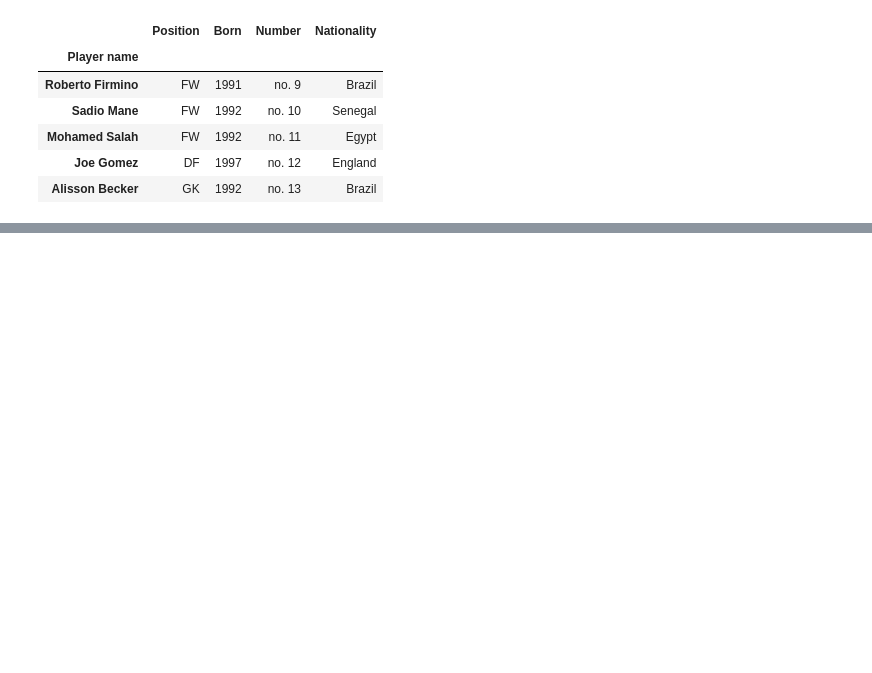
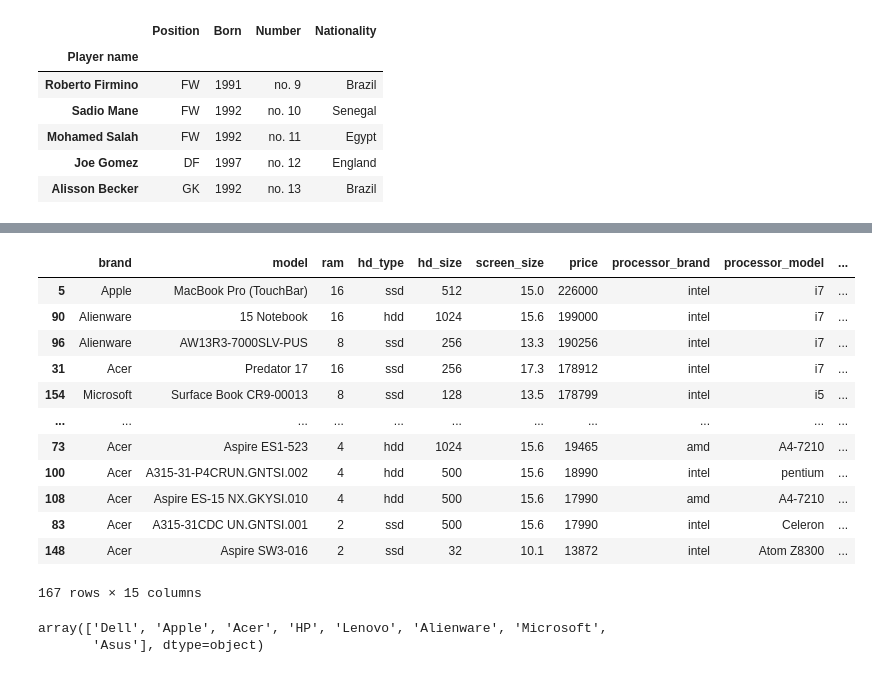
Before and after one commit to dlsdud9098/pandas_test, a Jupyter notebook: main.ipynb, the cells around one changed output, grey strips where cells are left out. Saved outputs shown, nothing was run; the diff lists cells and outputs as text; code cells hidden in the pictures; blank space fills up the shorter version.

```diff
--- a/main.ipynb
+++ b/main.ipynb
@@ -110,0 +217,24 @@ df
+# %%
+# 데이터 프레임 정렬하기
+# ascending=False = 내림차순
+df.sort_values(by='price', ascending=False)
+# %% [output]
+|  | brand | model | ram | hd_type | hd_size | screen_size | price | processor_brand | processor_model | ... |
+| 5 | Apple | MacBook Pro (TouchBar) | 16 | ssd | 512 | 15.0 | 226000 | intel | i7 | ... |
+| 90 | Alienware | 15 Notebook | 16 | hdd | 1024 | 15.6 | 199000 | intel | i7 | ... |
+| 96 | Alienware | AW13R3-7000SLV-PUS | 8 | ssd | 256 | 13.3 | 190256 | intel | i7 | ... |
+| 31 | Acer | Predator 17 | 16 | ssd | 256 | 17.3 | 178912 | intel | i7 | ... |
+| 154 | Microsoft | Surface Book CR9-00013 | 8 | ssd | 128 | 13.5 | 178799 | intel | i5 | ... |
+| ... | ... | ... | ... | ... | ... | ... | ... | ... | ... | ... |
+| 73 | Acer | Aspire ES1-523 | 4 | hdd | 1024 | 15.6 | 19465 | amd | A4-7210 | ... |
+| 100 | Acer | A315-31-P4CRUN.GNTSI.002 | 4 | hdd | 500 | 15.6 | 18990 | intel | pentium | ... |
+| 108 | Acer | Aspire ES-15 NX.GKYSI.010 | 4 | hdd | 500 | 15.6 | 17990 | amd | A4-7210 | ... |
+| 83 | Acer | A315-31CDC UN.GNTSI.001 | 2 | ssd | 500 | 15.6 | 17990 | intel | Celeron | ... |
+| 148 | Acer | Aspire SW3-016 | 2 | ssd | 32 | 10.1 | 13872 | intel | Atom Z8300 | ... |
+167 rows × 15 columns
+# %%
+# 겹치지 않고 몇 가지 있는지 확인
+df['brand'].unique()
+# %% [output]
+array(['Dell', 'Apple', 'Acer', 'HP', 'Lenovo', 'Alienware', 'Microsoft',
+       'Asus'], dtype=object)
```
Also changed, not shown: parts of 17 cells of this notebook.
